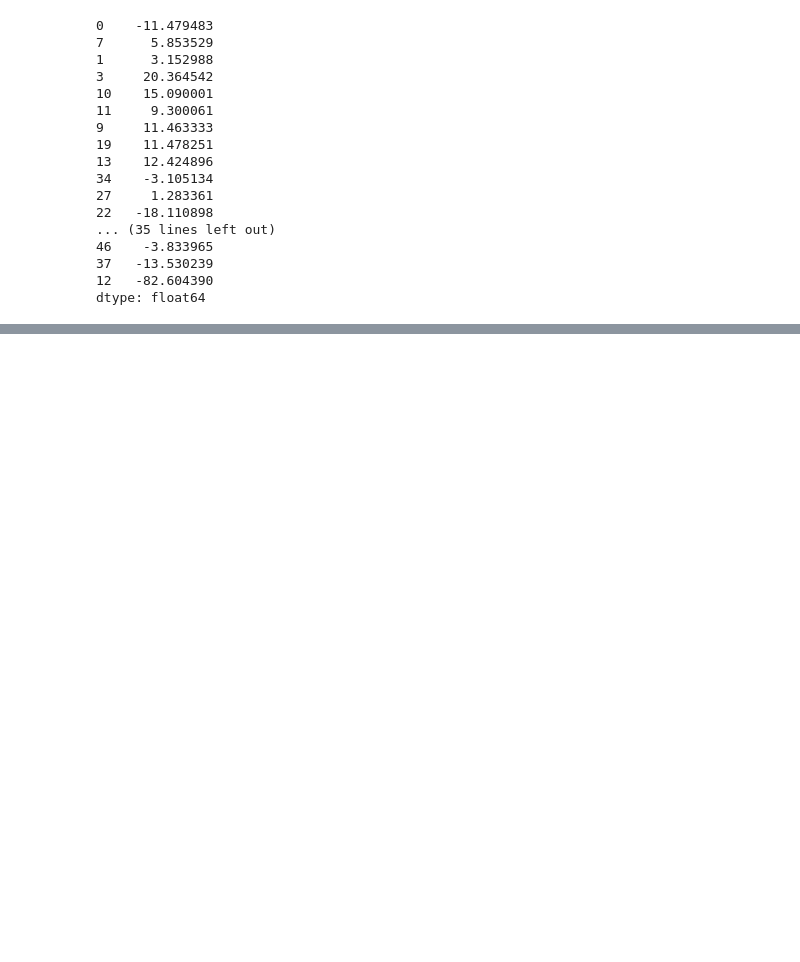
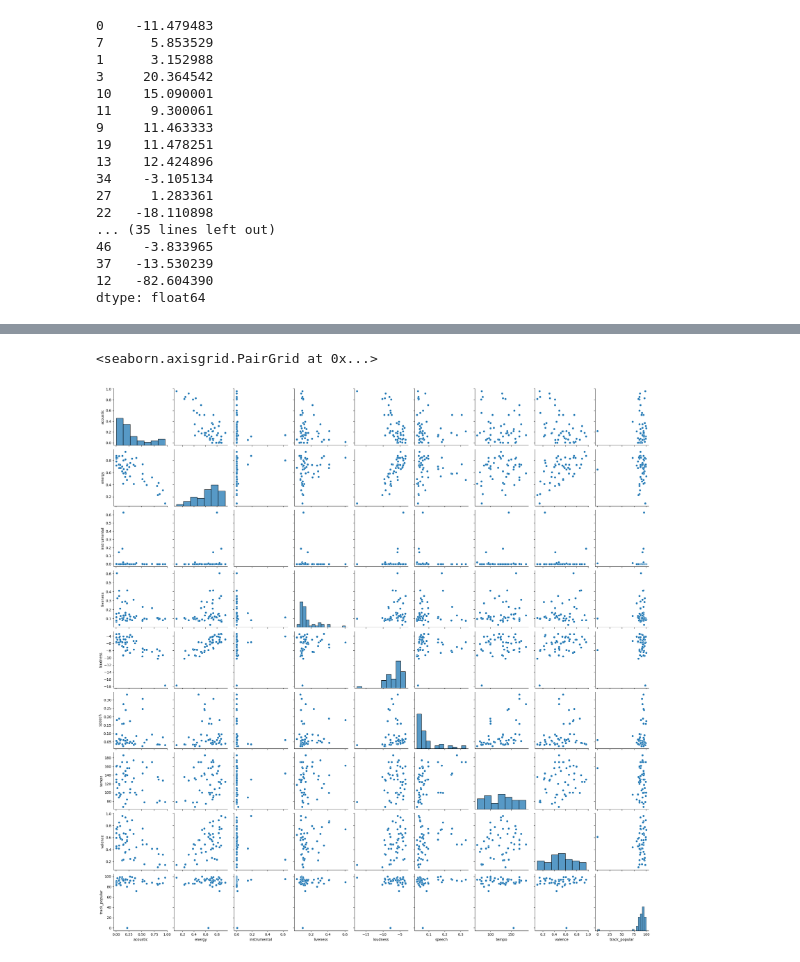
Before and after one commit to zhiravetska/Python_Part2, a Jupyter notebook: Spotify_getting_artists.ipynb, the cells around one changed output, grey strips where cells are left out. Saved outputs shown, nothing was run; the diff lists cells and outputs as text; code cells hidden in the pictures; blank space fills up the shorter version.

```diff
--- a/Spotify_getting_artists.ipynb
+++ b/Spotify_getting_artists.ipynb
@@ -515,0 +523,4 @@ plt.show()
+# %%
+# DF with all features excluding danceability and duration
+not_dance_duration_df = ari_sort_pop.loc[:, 'acoustic':'track_popular']
+not_dance_duration_df
@@ -516,3 +545,8 @@ plt.show()
+# %%
+sb.pairplot(not_dance_duration_df)
+# %% [output]
+<seaborn.axisgrid.PairGrid at 0x...>
+[figure, added]
 # %%
 # import numpy as np #?????
 # np.asarray(data)
```
Also changed, not shown: parts of 19 cells of this notebook.
